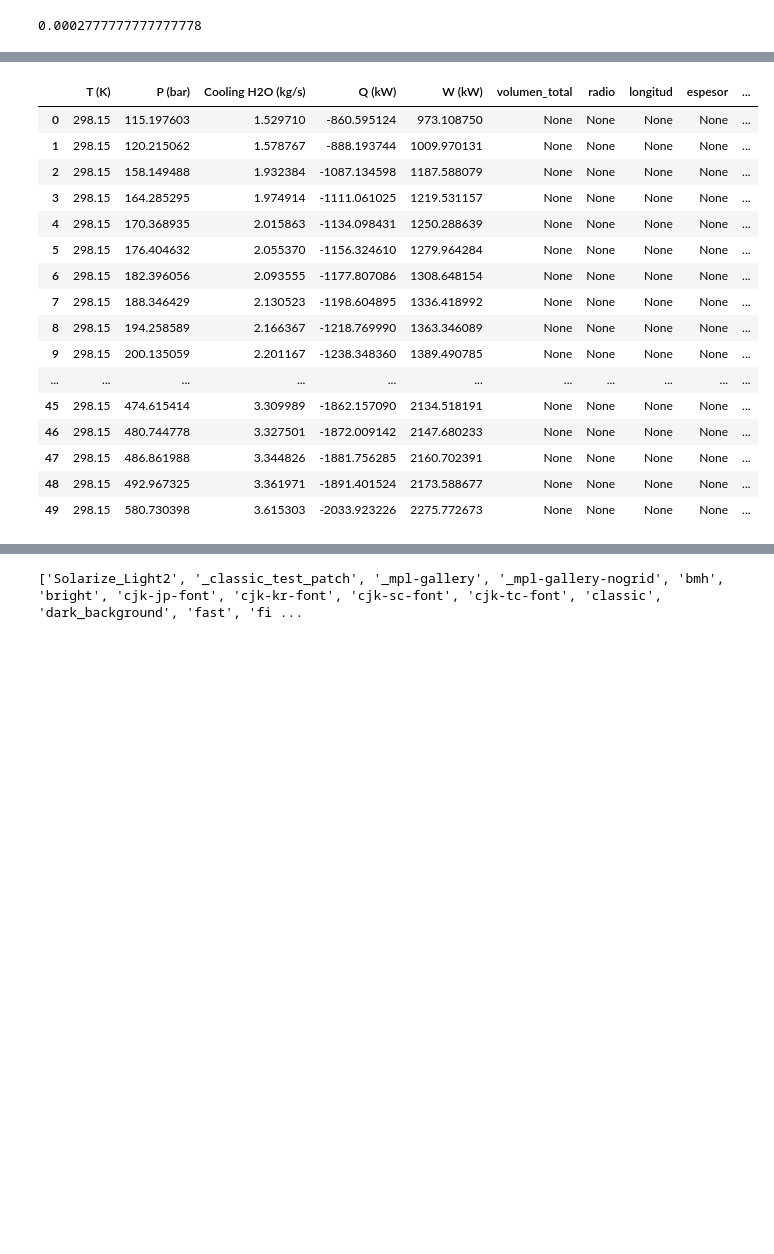
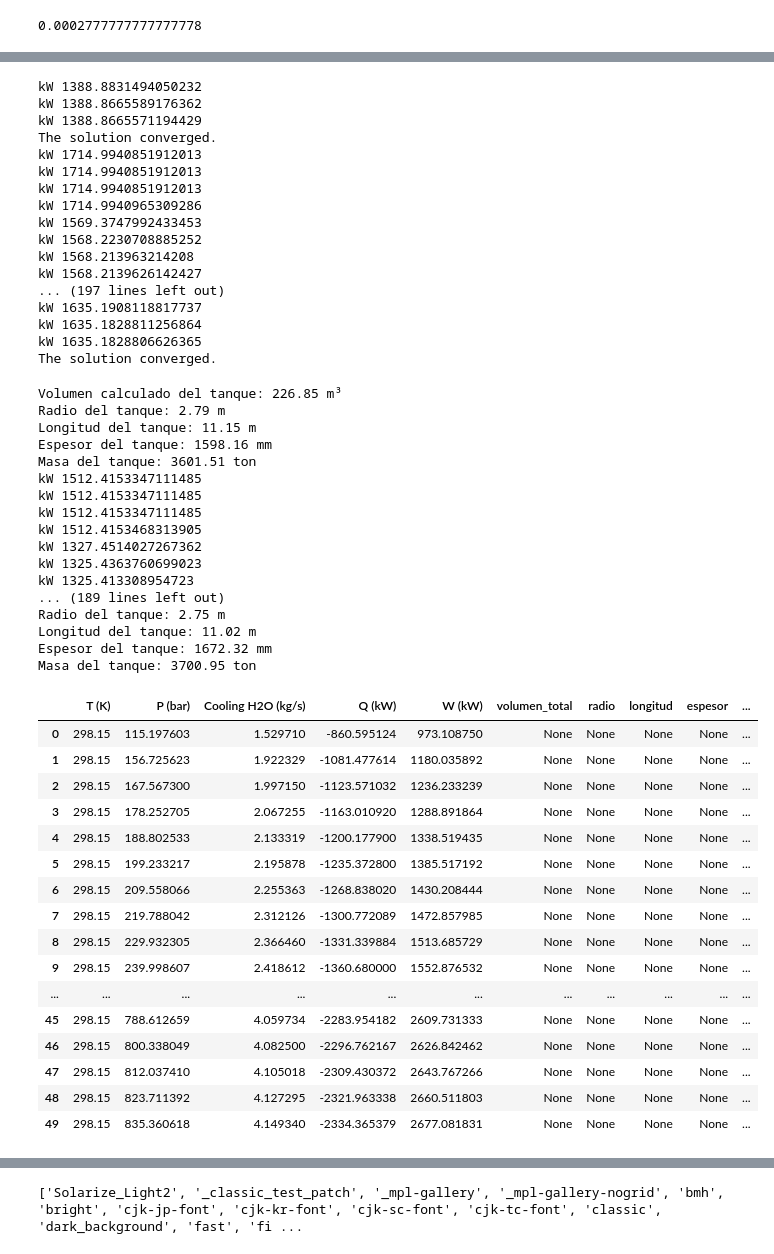
Before and after one commit to SOTO729/8vo, a Jupyter notebook: Dimensionamiento de Equipos/Sistema de Compresión.ipynb, the cells around one changed output, grey strips where cells are left out. Cells and saved outputs as stored; diff of their text form; code cells hidden in the pictures; blank space fills up the shorter version.

```diff
--- a/Dimensionamiento de Equipos/Sistema de Compresión.ipynb
+++ b/Dimensionamiento de Equipos/Sistema de Compresión.ipynb
@@ -420,7 +420,7 @@ T1="Type I"
 T2="Type II"
 T3="Type III & IV"
 # %%
-Pes=list(np.linspace(110,500))
+Pes=list(np.linspace(110,800))
 # %%
 m
 # %% [output]
@@ -596,7 +596,7 @@ for i in range(len(Pes)):
     resultadot = calcular_dimension_tanque(df_compresores.loc[tot_idx]['P (bar)'], (((m*86400)*1e3)*(4/24))*2.5, crit, 'hemi', 4500)
     calculator1 = TankCostCalculator("Type I", resultadot['masa'] * 1e3)
 
-    total_price =  calculator1.final + calculator.final
+    total_price =  calculator.final
     price_list.append(total_price)
 
     # Crear un diccionario que combine los datos totales y la info de calculator
@@ -676,20 +744,54 @@ Masa del tanque: 3242.75 ton
+kW 1388.8831494050232
+kW 1388.8665589176362
+kW 1388.8665571194429
+The solution converged.
+kW 1714.9940851912013
+kW 1714.9940851912013
+kW 1714.9940851912013
+kW 1714.9940965309286
+kW 1569.3747992433453
+kW 1568.2230708885252
+kW 1568.213963214208
+kW 1568.2139626142427
+... (197 lines left out)
+kW 1635.1908118817737
+kW 1635.1828811256864
+kW 1635.1828806626365
+The solution converged.
+Volumen calculado del tanque: 226.85 m³
+Radio del tanque: 2.79 m
+Longitud del tanque: 11.15 m
+Espesor del tanque: 1598.16 mm
+Masa del tanque: 3601.51 ton
+kW 1512.4153347111485
+kW 1512.4153347111485
+kW 1512.4153347111485
+kW 1512.4153468313905
+kW 1327.4514027267362
+kW 1325.4363760699023
+kW 1325.413308954723
+... (189 lines left out)
+Radio del tanque: 2.75 m
+Longitud del tanque: 11.02 m
+Espesor del tanque: 1672.32 mm
+Masa del tanque: 3700.95 ton
 |  | T (K) | P (bar) | Cooling H2O (kg/s) | Q (kW) | W (kW) | volumen_total | radio | longitud | espesor | ... |
 | 0 | 298.15 | 115.197603 | 1.529710 | -860.595124 | 973.108750 | None | None | None | None | ... |
-| 1 | 298.15 | 120.215062 | 1.578767 | -888.193744 | 1009.970131 | None | None | None | None | ... |
-| 2 | 298.15 | 158.149488 | 1.932384 | -1087.134598 | 1187.588079 | None | None | None | None | ... |
-| 3 | 298.15 | 164.285295 | 1.974914 | -1111.061025 | 1219.531157 | None | None | None | None | ... |
-| 4 | 298.15 | 170.368935 | 2.015863 | -1134.098431 | 1250.288639 | None | None | None | None | ... |
-| 5 | 298.15 | 176.404632 | 2.055370 | -1156.324610 | 1279.964284 | None | None | None | None | ... |
-| 6 | 298.15 | 182.396056 | 2.093555 | -1177.807086 | 1308.648154 | None | None | None | None | ... |
-| 7 | 298.15 | 188.346429 | 2.130523 | -1198.604895 | 1336.418992 | None | None | None | None | ... |
-| 8 | 298.15 | 194.258589 | 2.166367 | -1218.769990 | 1363.346089 | None | None | None | None | ... |
-| 9 | 298.15 | 200.135059 | 2.201167 | -1238.348360 | 1389.490785 | None | None | None | None | ... |
+| 1 | 298.15 | 156.725623 | 1.922329 | -1081.477614 | 1180.035892 | None | None | None | None | ... |
+| 2 | 298.15 | 167.567300 | 1.997150 | -1123.571032 | 1236.233239 | None | None | None | None | ... |
+| 3 | 298.15 | 178.252705 | 2.067255 | -1163.010920 | 1288.891864 | None | None | None | None | ... |
+| 4 | 298.15 | 188.802533 | 2.133319 | -1200.177900 | 1338.519435 | None | None | None | None | ... |
+| 5 | 298.15 | 199.233217 | 2.195878 | -1235.372800 | 1385.517192 | None | None | None | None | ... |
+| 6 | 298.15 | 209.558066 | 2.255363 | -1268.838020 | 1430.208444 | None | None | None | None | ... |
+| 7 | 298.15 | 219.788042 | 2.312126 | -1300.772089 | 1472.857985 | None | None | None | None | ... |
+| 8 | 298.15 | 229.932305 | 2.366460 | -1331.339884 | 1513.685729 | None | None | None | None | ... |
+| 9 | 298.15 | 239.998607 | 2.418612 | -1360.680000 | 1552.876532 | None | None | None | None | ... |
 | ... | ... | ... | ... | ... | ... | ... | ... | ... | ... | ... |
-| 45 | 298.15 | 474.615414 | 3.309989 | -1862.157090 | 2134.518191 | None | None | None | None | ... |
-| 46 | 298.15 | 480.744778 | 3.327501 | -1872.009142 | 2147.680233 | None | None | None | None | ... |
-| 47 | 298.15 | 486.861988 | 3.344826 | -1881.756285 | 2160.702391 | None | None | None | None | ... |
-| 48 | 298.15 | 492.967325 | 3.361971 | -1891.401524 | 2173.588677 | None | None | None | None | ... |
-| 49 | 298.15 | 580.730398 | 3.615303 | -2033.923226 | 2275.772673 | None | None | None | None | ... |
+| 45 | 298.15 | 788.612659 | 4.059734 | -2283.954182 | 2609.731333 | None | None | None | None | ... |
+| 46 | 298.15 | 800.338049 | 4.082500 | -2296.762167 | 2626.842462 | None | None | None | None | ... |
+| 47 | 298.15 | 812.037410 | 4.105018 | -2309.430372 | 2643.767266 | None | None | None | None | ... |
+| 48 | 298.15 | 823.711392 | 4.127295 | -2321.963338 | 2660.511803 | None | None | None | None | ... |
+| 49 | 298.15 | 835.360618 | 4.149340 | -2334.365379 | 2677.081831 | None | None | None | None | ... |
 # %%
 import matplotlib.pyplot as plt
 import scienceplots  # Asegúrate de tener instalado: pip install SciencePlots
```
Also changed, not shown: parts of 12 cells of this notebook, 1 other file.
